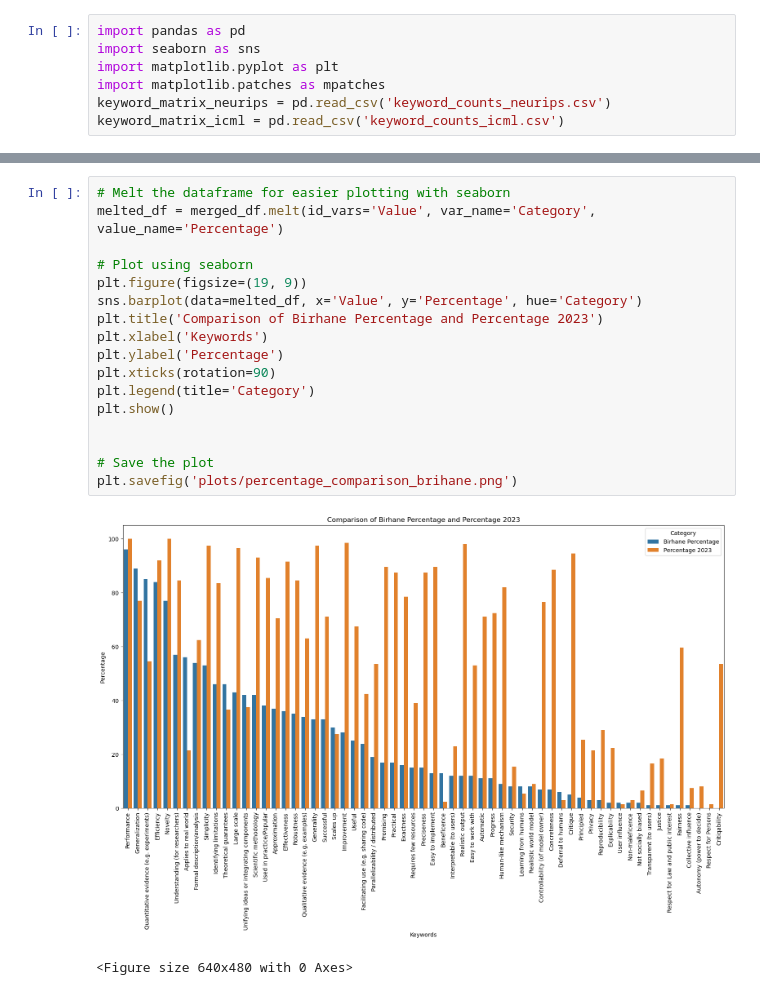
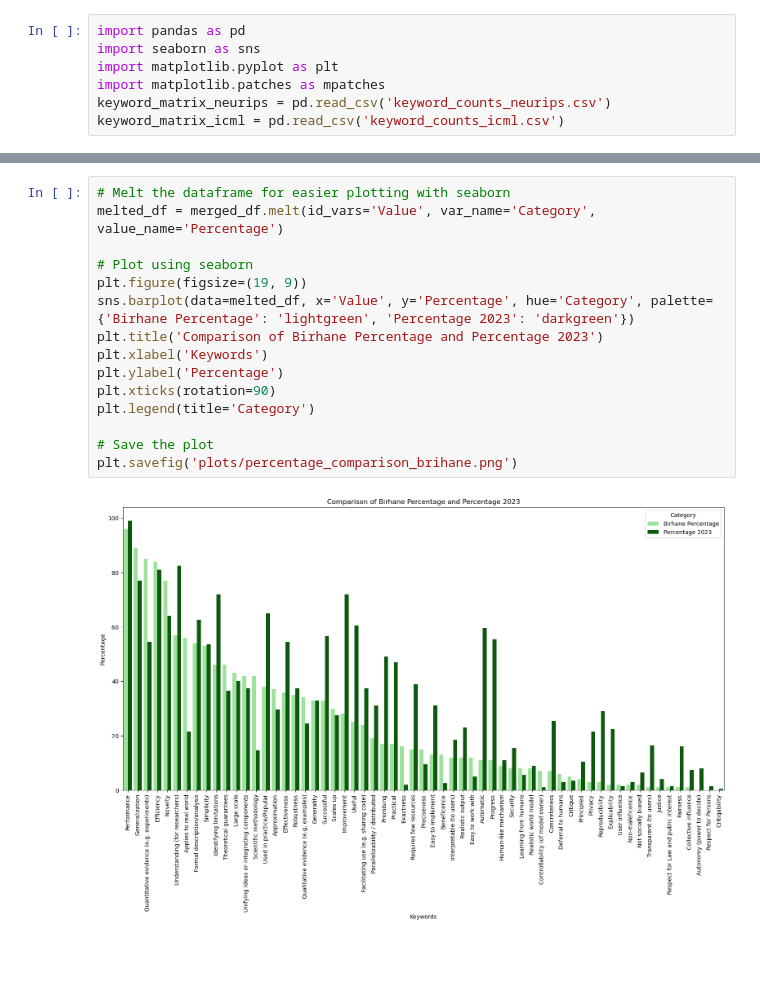
Before and after one commit to IsabelKurth/values-in-ml-research, a Jupyter notebook: analysis_and_plots.ipynb, the cells around one changed output, grey strips where cells are left out. Cells and saved outputs as stored; diff of their text form; blank space fills up the shorter version.

Commit message:
analysis and plot updates

```diff
--- a/analysis_and_plots.ipynb
+++ b/analysis_and_plots.ipynb
@@ -177,20 +167,17 @@ merged_df
 # %%
 # Melt the dataframe for easier plotting with seaborn
 melted_df = merged_df.melt(id_vars='Value', var_name='Category', value_name='Percentage')
 
 # Plot using seaborn
 plt.figure(figsize=(19, 9))
-sns.barplot(data=melted_df, x='Value', y='Percentage', hue='Category')
+sns.barplot(data=melted_df, x='Value', y='Percentage', hue='Category', palette={'Birhane Percentage': 'lightgreen', 'Percentage 2023': 'darkgreen'})
 plt.title('Comparison of Birhane Percentage and Percentage 2023')
 plt.xlabel('Keywords')
 plt.ylabel('Percentage')
 plt.xticks(rotation=90)
 plt.legend(title='Category')
-plt.show()
-
 
 # Save the plot
 plt.savefig('plots/percentage_comparison_brihane.png')
 # %% [output]
-[figure, old version]
+[figure, new version]
-<Figure size 640x480 with 0 Axes>
```
Also changed, not shown: parts of 8 cells of this notebook, 8 other files.
